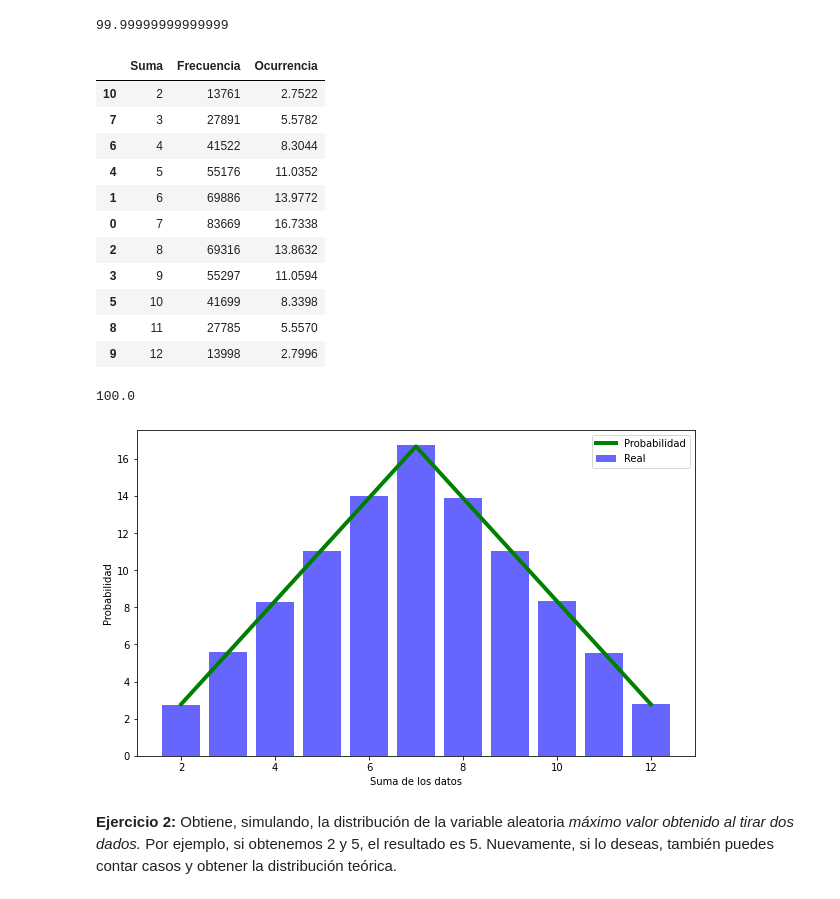
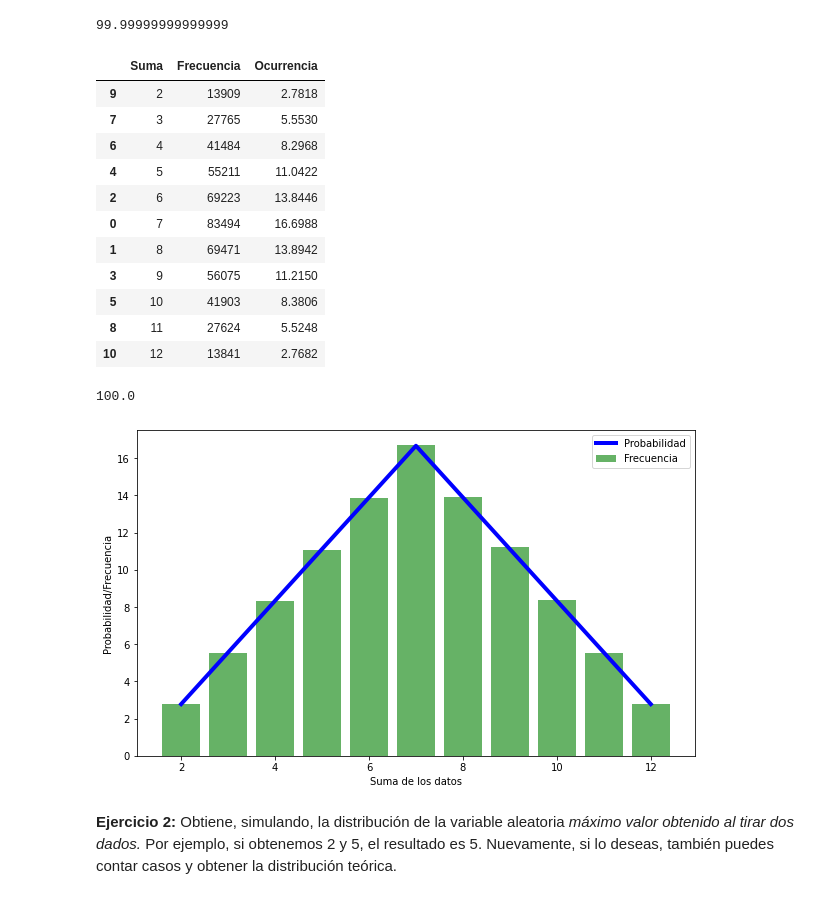
Before and after one commit to achiola/acamica, a Jupyter notebook: B01C05/bitacora_05.ipynb, the cells around one changed output. Saved outputs shown, nothing was run; the diff lists cells and outputs as text; code cells hidden in the pictures.

```diff
--- a/B01C05/bitacora_05.ipynb
+++ b/B01C05/bitacora_05.ipynb
@@ -217,11 +216,18 @@ resultados['Probabilidad'].sum()
 t_muestra = 500000
 nombre = 'Dado'
 for i in range(numero_de_dados):
-    muestra_dados = np.random.choice(caras, size = t_muestra)
-    #muestra_dados = np.random.choice([1,2,3,4,5,6], size = t_muestra, p=[.5, .1, .1, .1, .1, .1])
-    if(i==0):
+    muestra_dados = np.random.choice(caras_full[i], size = t_muestra)
+
+    # Dado cargado
+#     p = np.zeros(len(caras_full[i]))
+#     p = p + (0.5 / (len(caras_full[i])-1))
+#     p[np.random.choice(len(caras_full[i]))] = 0.5
+#     print('Probabilidad para dado',i, p)
+#     muestra_dados = np.random.choice(caras_full[i], size = t_muestra, p=p)
+
+    if(i==0): # si es el primer dado, creo el DF
         estadisticas = pd.DataFrame(muestra_dados, columns=[nombre+str(i+1)])
-    else:
+    else: # sino es el primer dado, le agrego una columna al DF
         estadisticas[nombre+str(i+1)] = pd.DataFrame(muestra_dados)
 estadisticas['Suma'] = estadisticas.sum(axis=1)
 estadisticas =  pd.DataFrame(estadisticas[['Suma']].value_counts(), columns=['Frecuencia'])
@@ -230,31 +236,31 @@ estadisticas['Ocurrencia'] = (estadisticas['Frecuencia']  / t_muestra) * 100
 estadisticas.sort_values(['Suma'])
 # %% [output]
 |  | Suma | Frecuencia | Ocurrencia |
-| 10 | 2 | 13761 | 2.7522 |
-| 7 | 3 | 27891 | 5.5782 |
-| 6 | 4 | 41522 | 8.3044 |
-| 4 | 5 | 55176 | 11.0352 |
-| 1 | 6 | 69886 | 13.9772 |
-| 0 | 7 | 83669 | 16.7338 |
-| 2 | 8 | 69316 | 13.8632 |
-| 3 | 9 | 55297 | 11.0594 |
-| 5 | 10 | 41699 | 8.3398 |
-| 8 | 11 | 27785 | 5.5570 |
-| 9 | 12 | 13998 | 2.7996 |
+| 9 | 2 | 13909 | 2.7818 |
+| 7 | 3 | 27765 | 5.5530 |
+| 6 | 4 | 41484 | 8.2968 |
+| 4 | 5 | 55211 | 11.0422 |
+| 2 | 6 | 69223 | 13.8446 |
+| 0 | 7 | 83494 | 16.6988 |
+| 1 | 8 | 69471 | 13.8942 |
+| 3 | 9 | 56075 | 11.2150 |
+| 5 | 10 | 41903 | 8.3806 |
+| 8 | 11 | 27624 | 5.5248 |
+| 10 | 12 | 13841 | 2.7682 |
 # %%
 estadisticas['Ocurrencia'].sum()
 # %% [output]
 100.0
 # %%
 plt.figure(figsize=(10,6))
-plt.bar(estadisticas['Suma'], estadisticas['Ocurrencia'], color='b', alpha=0.6, label="Real")
-plt.plot(resultados['Opción'], resultados['Probabilidad'], 'k', linewidth=4, label = 'Probabilidad', color='g')
+plt.bar(estadisticas['Suma'], estadisticas['Ocurrencia'], color='g', alpha=0.6, label="Frecuencia")
+plt.plot(resultados['Opción'], resultados['Probabilidad'], 'k', linewidth=4, label = 'Probabilidad', color='b')
 plt.xlabel('Suma de los datos')
-plt.ylabel('Probabilidad')
+plt.ylabel('Probabilidad/Frecuencia')
 plt.legend()
 plt.show()
 # %% [output]
-[figure, old version]
+[figure, new version]
 # %% [markdown]
 **Ejercicio 2:** Obtiene, simulando, la distribución de la variable aleatoria *máximo valor obtenido al tirar dos dados.* Por ejemplo, si obtenemos 2 y 5, el resultado es 5. Nuevamente, si lo deseas, también puedes contar casos y obtener la distribución teórica.
 # %%
```
Also changed, not shown: parts of 9 cells of this notebook.
